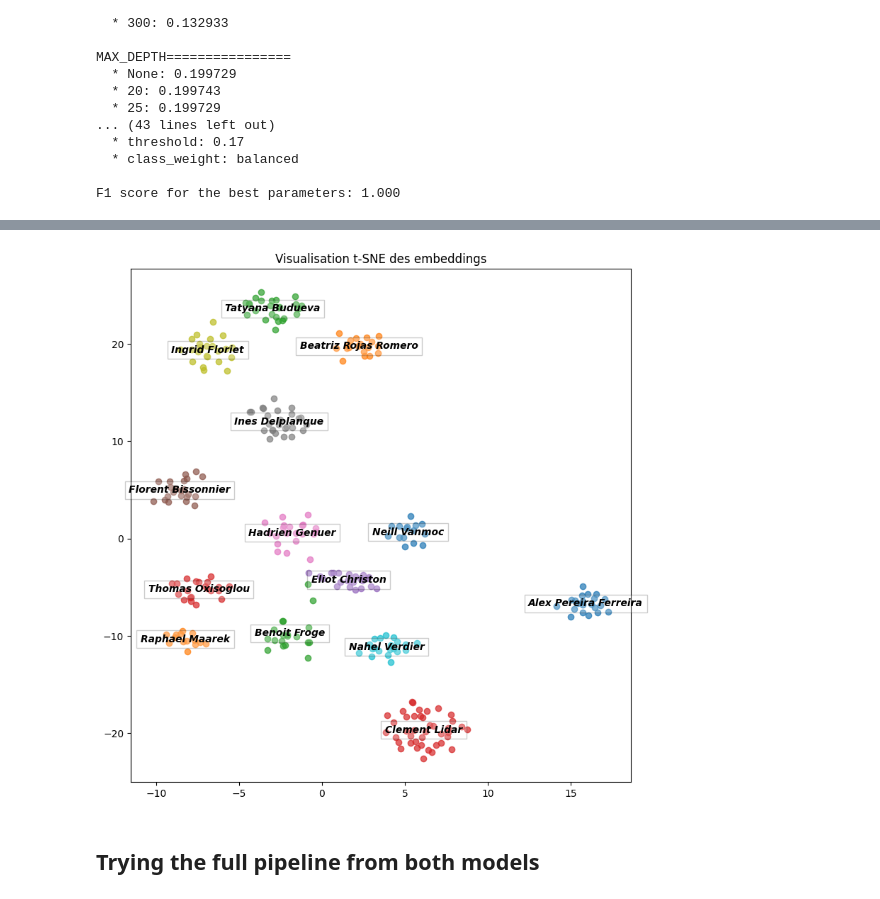
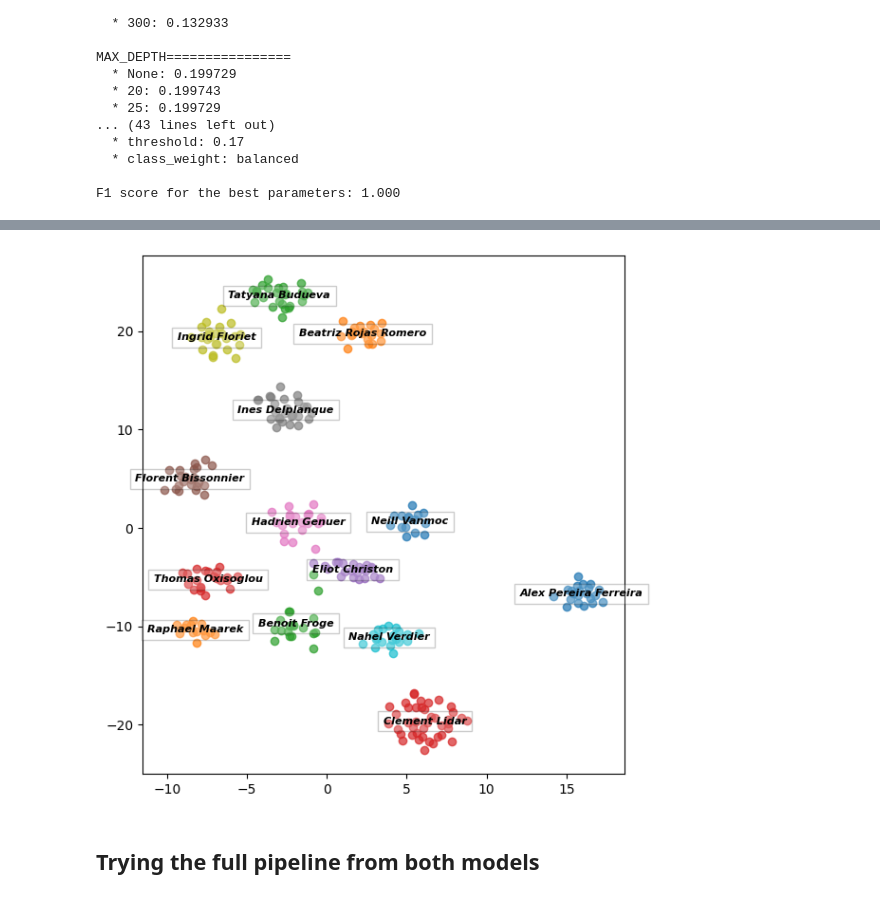
Before and after one commit to eliot-christon/robot-speech-to-speech, a Jupyter notebook: Tools/Evaluation/T1/eval.ipynb, the cells around one changed output, grey strips where cells are left out. Drawn from its saved outputs; the diff is of its cells as text; code cells hidden in the pictures.

```diff
--- a/Tools/Evaluation/T1/eval.ipynb
+++ b/Tools/Evaluation/T1/eval.ipynb
@@ -964,39 +837,39 @@ BEST MODEL SCORES
 # %%
 from sklearn.manifold import TSNE
 from sklearn.decomposition import PCA
 
 tsne = TSNE(n_components=2, random_state=42)
 # remove Unknown from the embeddings
 mask = y != "Unknown"
 X_known = X[mask]
 y_known = y[mask]
 X_tsne = tsne.fit_transform(X_known)
 
 # plot the t-SNE
-fig, ax = plt.subplots(figsize=(8, 8))
+fig, ax = plt.subplots(figsize=(6, 6))
 
 for name in np.unique(y_known):
 
     mask = y_known == name
     ax.scatter(X_tsne[mask, 0], X_tsne[mask, 1], alpha=0.7)
 
     # put the name of the person at the mean of the embeddings (bold and italic font)
     x_mean = X_tsne[mask, 0].mean()
     y_mean = X_tsne[mask, 1].mean()
     name_str = " ".join(name.split("_")).title()
     # add transparent background to the text
-    ax.text(x_mean, y_mean, name_str, horizontalalignment='center', verticalalignment='center', fontsize=10, fontstyle='italic', fontweight='bold', bbox=dict(facecolor='white', alpha=0.2))
+    ax.text(x_mean, y_mean, name_str, horizontalalignment='center', verticalalignment='center', fontsize=8, fontstyle='italic', fontweight='bold', bbox=dict(facecolor='white', alpha=0.2))
 
 
-if FRENCH:
-    ax.set_title("Visualisation t-SNE des embeddings")
-else:
-    ax.set_title("t-SNE visualization of the embeddings")
+# if FRENCH:
+#     ax.set_title("Visualisation t-SNE des embeddings")
+# else:
+#     ax.set_title("t-SNE visualization of the embeddings")
 plt.tight_layout()
-plt.savefig("plots/tsne.png")
+plt.savefig("plots/tsne.png", dpi=300, bbox_inches='tight')
 plt.show()
 # %% [output]
-[figure, old version]
+[figure, new version]
 # %% [markdown]
 ## Trying the full pipeline from both models
 # %%
```
Also changed, not shown: parts of 13 cells of this notebook, 9 other files.
